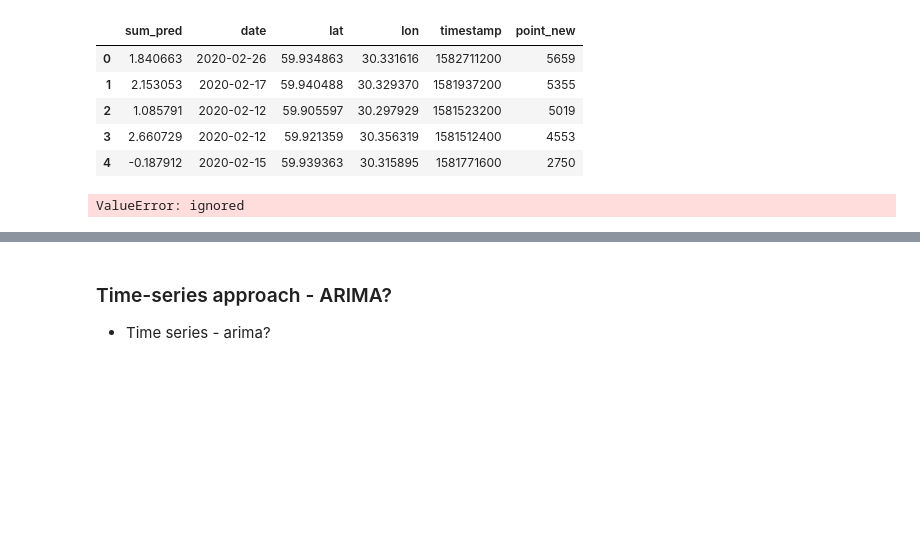
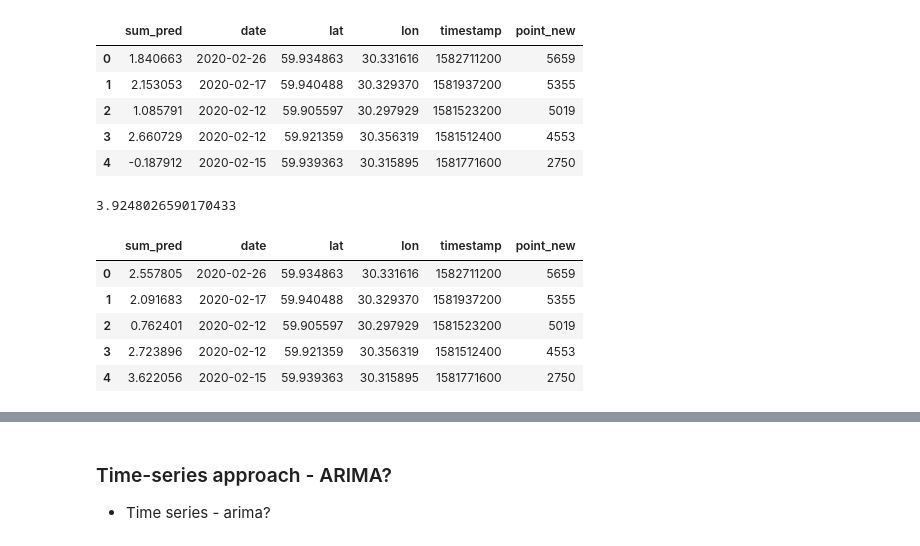
Before and after one commit to stas1f1/MLI-Labs, a Jupyter notebook: Catboost.ipynb, the cells around one changed output, grey strips where cells are left out. Cells and saved outputs as stored; diff of their text form; code cells hidden in the pictures; blank space fills up the shorter version.

```diff
--- a/Catboost.ipynb
+++ b/Catboost.ipynb
@@ -724,18 +724,23 @@ cat_pred_df.head()
 | 2 | 1.085791 | 2020-02-12 | 59.905597 | 30.297929 | 1581523200 | 5019 |
 | 3 | 2.660729 | 2020-02-12 | 59.921359 | 30.356319 | 1581512400 | 4553 |
 | 4 | -0.187912 | 2020-02-15 | 59.939363 | 30.315895 | 1581771600 | 2750 |
-# %%
-import plotly.express as px
-
-fig = px.scatter_mapbox(cat_pred_df,
-                        lat='lat',
-                        lon='lon',
-                        zoom=9,
-                        size='sum_pred',
-                        height=500,
-                        width=1000)
-fig.update_layout(mapbox_style='open-street-map')
-fig.update_layout(margin={'r':0, 't':0, 'l':0, 'b':0})
-fig.show()
-# %% [output]
-ValueError: ignored
+# %%
+xgb_pred_test = baseline_model.predict(X_test)
+metrics(xgb_pred_test, y_test)
+# %% [output]
+3.9248026590170433
+# %%
+xgb_pred_df = pd.DataFrame(xgb_pred_test, columns=['sum_pred'])
+xgb_pred_df['date'] = test.date
+xgb_pred_df['lat'] = test.lat
+xgb_pred_df['lon'] = test.lon
+xgb_pred_df['timestamp'] = test.timestamp
+xgb_pred_df['point_new'] = test.point_new
+xgb_pred_df.head()
+# %% [output]
+|  | sum_pred | date | lat | lon | timestamp | point_new |
+| 0 | 2.557805 | 2020-02-26 | 59.934863 | 30.331616 | 1582711200 | 5659 |
+| 1 | 2.091683 | 2020-02-17 | 59.940488 | 30.329370 | 1581937200 | 5355 |
+| 2 | 0.762401 | 2020-02-12 | 59.905597 | 30.297929 | 1581523200 | 5019 |
+| 3 | 2.723896 | 2020-02-12 | 59.921359 | 30.356319 | 1581512400 | 4553 |
+| 4 | 3.622056 | 2020-02-15 | 59.939363 | 30.315895 | 1581771600 | 2750 |
```
Also changed, not shown: parts of 6 cells of this notebook.
